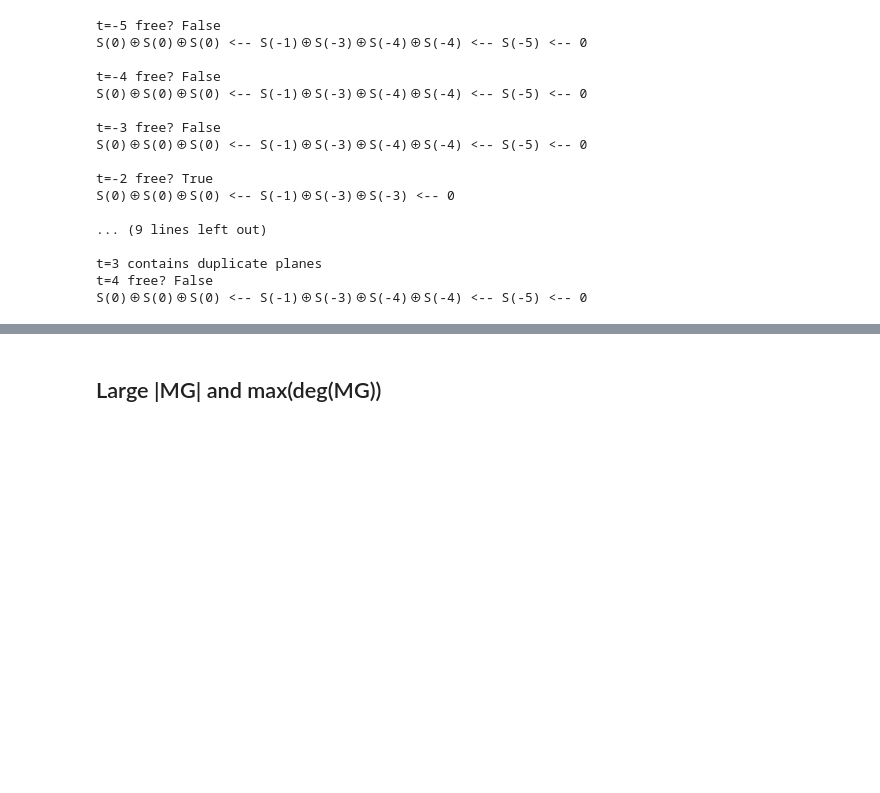
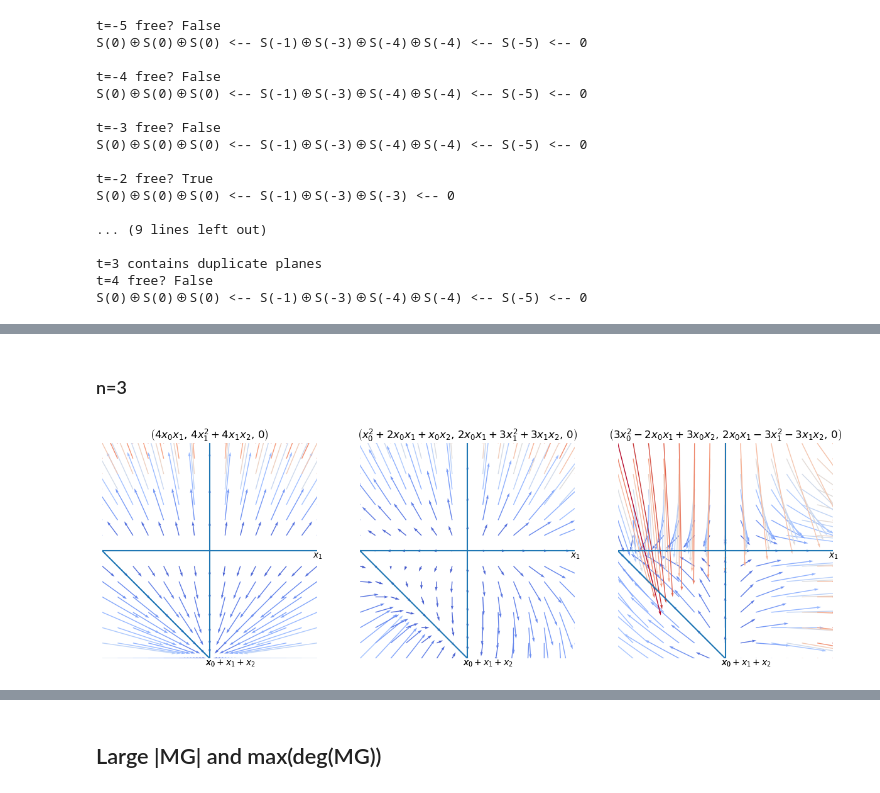
Before and after one commit to jcwjmz/LogarithmicDerivationModule, a Jupyter notebook: LogarithmicVectorFieldsOfArrangements.ipynb, the cells around one changed output, grey strips where cells are left out. Cells and saved outputs as stored; diff of their text form; code cells hidden in the pictures; blank space fills up the shorter version.

```diff
--- a/LogarithmicVectorFieldsOfArrangements.ipynb
+++ b/LogarithmicVectorFieldsOfArrangements.ipynb
@@ -783,11 +1434,11 @@ matrix(MG).T * res.differential(2).matrix()
 [0]
 [0]
 # %%
-# This is an example of SPOG
+# This arrangement is SPOG
 S = MG[0].parent().base_ring()
 v = S.gens()
 
-LHS,RHS=A.level_coeff()
-print(LHS,"\n",RHS)
-print(LHS[0]*LHS[2]-sum(c[0]*c[2] for c in RHS))
+(c,i),RHS=A.level_coeff()
+show((c,i),"\n",RHS)
+show(c*A.minimal_generators[i]-sum(c*A.minimal_generators[i] for c,i in RHS))
 # %% [output]
@@ -969,0 +1699,12 @@ Wall time: 1.49 s
+# %% [markdown]
+### n=3
+# %%
+# for n=3, the z-component is made zero by the splitting
+A=HyperPlaneArr([[1,0,0],[0,1,0],[0,0,1],[1,1,1]])
+#A=matrix(K,[[1,0],[0,1],[1,1]])
+MG = A.minimal_generators[1:] # except for euler
+fig,axs = plt.subplots(1,len(MG),figsize=(5*len(MG),5))
+for i,u in enumerate(MG):
+    A.plot_vfield(u,ax=axs[i],xlim=(-1,1),ylim=(-1,1),nx=15,ny=15,scale=10)
+# %% [output]
+[figure, added]
```
Also changed, not shown: parts of 132 cells of this notebook.
